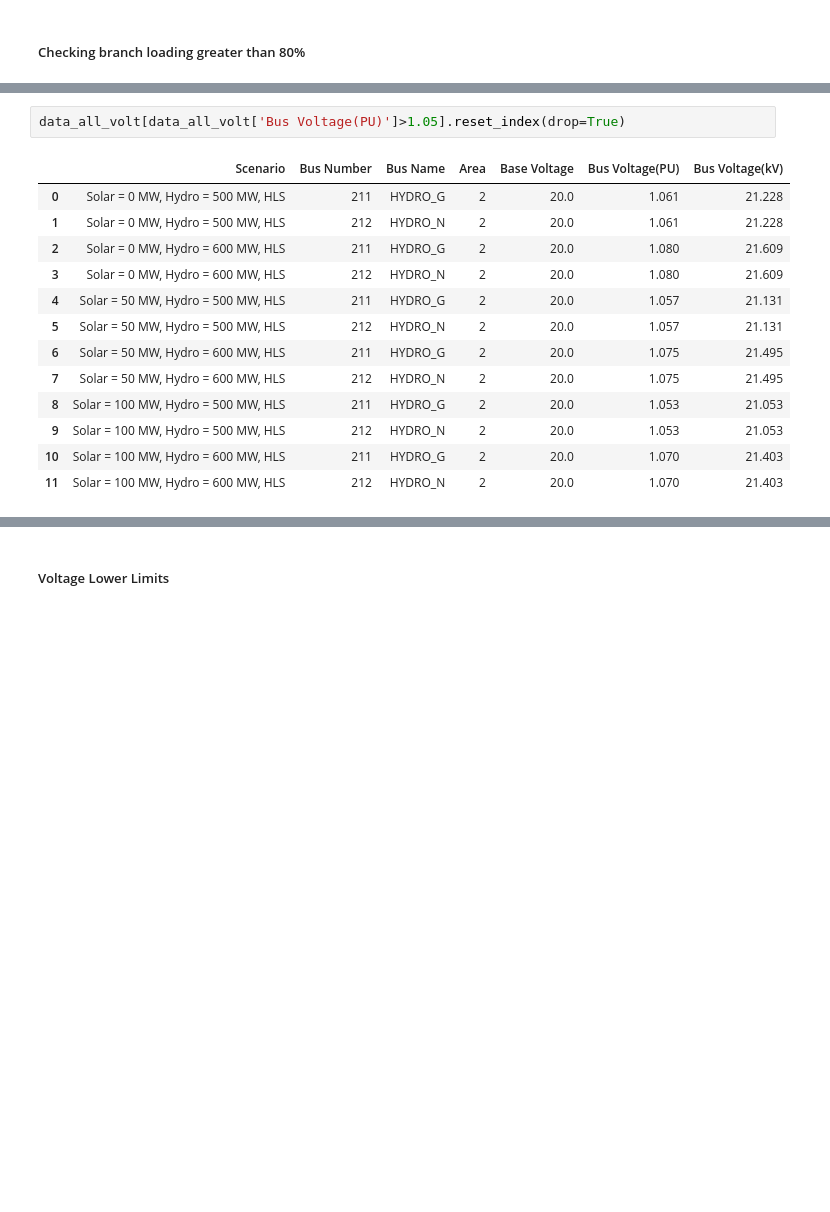
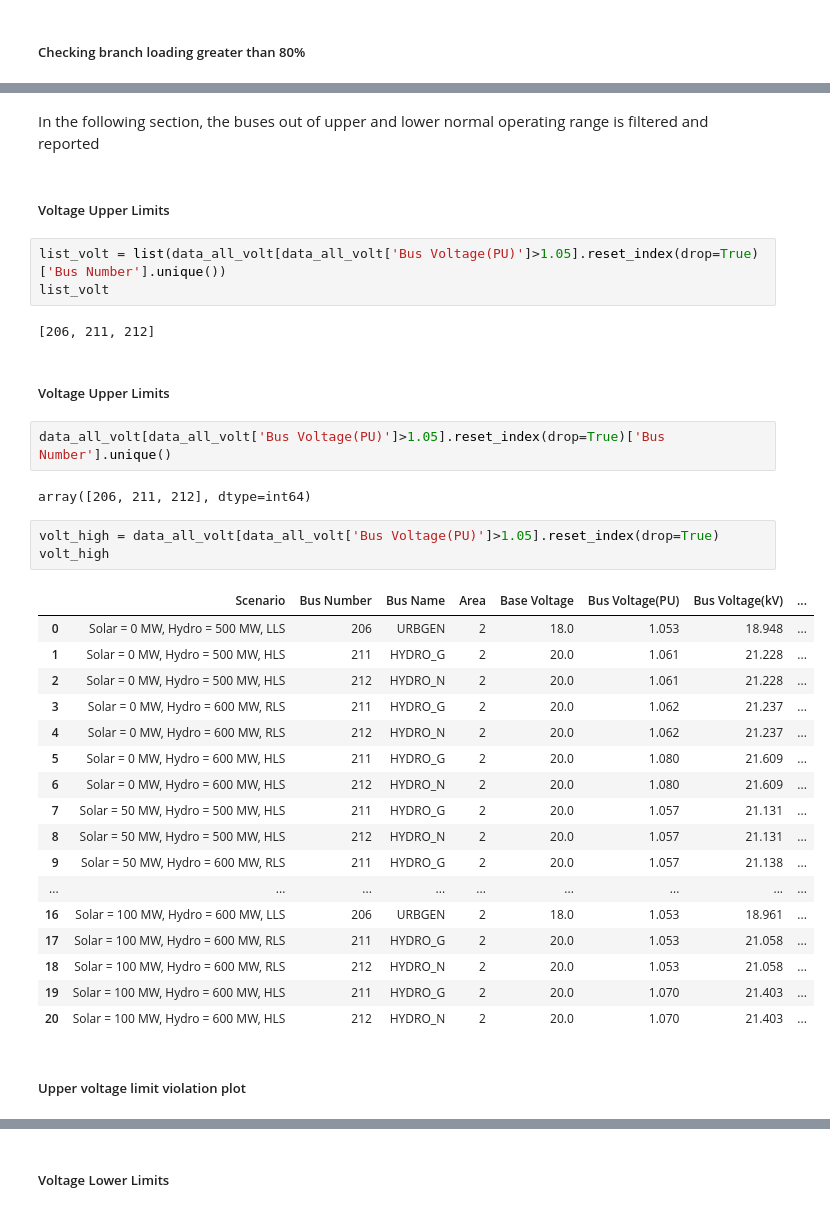
Before and after one commit to jessla89/PSSE-Data-Extraction, a Jupyter notebook: limit_checking_Topology_3.ipynb, the cells around one changed output, grey strips where cells are left out. Drawn from its saved outputs; the diff is of its cells as text; blank space fills up the shorter version.

```diff
--- a/limit_checking_Topology_3.ipynb
+++ b/limit_checking_Topology_3.ipynb
@@ -118,16 +241,38 @@ data_all_volt = data_all_volt[['Scenario','Bus Number', 'Bus Name', 'Area', 'Bas
+# %% [markdown]
+In the following section, the buses out of upper and lower normal operating range is filtered and reported
+# %% [markdown]
+##### Voltage Upper Limits
+# %%
+list_volt = list(data_all_volt[data_all_volt['Bus Voltage(PU)']>1.05].reset_index(drop=True)['Bus Number'].unique())
+list_volt
+# %% [output]
+[206, 211, 212]
+# %% [markdown]
+##### Voltage Upper Limits
 # %%
-data_all_volt[data_all_volt['Bus Voltage(PU)']>1.05].reset_index(drop=True)
+data_all_volt[data_all_volt['Bus Voltage(PU)']>1.05].reset_index(drop=True)['Bus Number'].unique()
 # %% [output]
-|  | Scenario | Bus Number | Bus Name | Area | Base Voltage | Bus Voltage(PU) | Bus Voltage(kV) |
-| 0 | Solar = 0 MW, Hydro = 500 MW, HLS | 211 | HYDRO_G | 2 | 20.0 | 1.061 | 21.228 |
-| 1 | Solar = 0 MW, Hydro = 500 MW, HLS | 212 | HYDRO_N | 2 | 20.0 | 1.061 | 21.228 |
-| 2 | Solar = 0 MW, Hydro = 600 MW, HLS | 211 | HYDRO_G | 2 | 20.0 | 1.080 | 21.609 |
-| 3 | Solar = 0 MW, Hydro = 600 MW, HLS | 212 | HYDRO_N | 2 | 20.0 | 1.080 | 21.609 |
-| 4 | Solar = 50 MW, Hydro = 500 MW, HLS | 211 | HYDRO_G | 2 | 20.0 | 1.057 | 21.131 |
-| 5 | Solar = 50 MW, Hydro = 500 MW, HLS | 212 | HYDRO_N | 2 | 20.0 | 1.057 | 21.131 |
-| 6 | Solar = 50 MW, Hydro = 600 MW, HLS | 211 | HYDRO_G | 2 | 20.0 | 1.075 | 21.495 |
-| 7 | Solar = 50 MW, Hydro = 600 MW, HLS | 212 | HYDRO_N | 2 | 20.0 | 1.075 | 21.495 |
-| 8 | Solar = 100 MW, Hydro = 500 MW, HLS | 211 | HYDRO_G | 2 | 20.0 | 1.053 | 21.053 |
-| 9 | Solar = 100 MW, Hydro = 500 MW, HLS | 212 | HYDRO_N | 2 | 20.0 | 1.053 | 21.053 |
-| 10 | Solar = 100 MW, Hydro = 600 MW, HLS | 211 | HYDRO_G | 2 | 20.0 | 1.070 | 21.403 |
-| 11 | Solar = 100 MW, Hydro = 600 MW, HLS | 212 | HYDRO_N | 2 | 20.0 | 1.070 | 21.403 |
+array([206, 211, 212], dtype=int64)
+# %%
+volt_high = data_all_volt[data_all_volt['Bus Voltage(PU)']>1.05].reset_index(drop=True)
+volt_high
+# %% [output]
+|  | Scenario | Bus Number | Bus Name | Area | Base Voltage | Bus Voltage(PU) | Bus Voltage(kV) | ... |
+| 0 | Solar = 0 MW, Hydro = 500 MW, LLS | 206 | URBGEN | 2 | 18.0 | 1.053 | 18.948 | ... |
+| 1 | Solar = 0 MW, Hydro = 500 MW, HLS | 211 | HYDRO_G | 2 | 20.0 | 1.061 | 21.228 | ... |
+| 2 | Solar = 0 MW, Hydro = 500 MW, HLS | 212 | HYDRO_N | 2 | 20.0 | 1.061 | 21.228 | ... |
+| 3 | Solar = 0 MW, Hydro = 600 MW, RLS | 211 | HYDRO_G | 2 | 20.0 | 1.062 | 21.237 | ... |
+| 4 | Solar = 0 MW, Hydro = 600 MW, RLS | 212 | HYDRO_N | 2 | 20.0 | 1.062 | 21.237 | ... |
+| 5 | Solar = 0 MW, Hydro = 600 MW, HLS | 211 | HYDRO_G | 2 | 20.0 | 1.080 | 21.609 | ... |
+| 6 | Solar = 0 MW, Hydro = 600 MW, HLS | 212 | HYDRO_N | 2 | 20.0 | 1.080 | 21.609 | ... |
+| 7 | Solar = 50 MW, Hydro = 500 MW, HLS | 211 | HYDRO_G | 2 | 20.0 | 1.057 | 21.131 | ... |
+| 8 | Solar = 50 MW, Hydro = 500 MW, HLS | 212 | HYDRO_N | 2 | 20.0 | 1.057 | 21.131 | ... |
+| 9 | Solar = 50 MW, Hydro = 600 MW, RLS | 211 | HYDRO_G | 2 | 20.0 | 1.057 | 21.138 | ... |
+| ... | ... | ... | ... | ... | ... | ... | ... | ... |
+| 16 | Solar = 100 MW, Hydro = 600 MW, LLS | 206 | URBGEN | 2 | 18.0 | 1.053 | 18.961 | ... |
+| 17 | Solar = 100 MW, Hydro = 600 MW, RLS | 211 | HYDRO_G | 2 | 20.0 | 1.053 | 21.058 | ... |
+| 18 | Solar = 100 MW, Hydro = 600 MW, RLS | 212 | HYDRO_N | 2 | 20.0 | 1.053 | 21.058 | ... |
+| 19 | Solar = 100 MW, Hydro = 600 MW, HLS | 211 | HYDRO_G | 2 | 20.0 | 1.070 | 21.403 | ... |
+| 20 | Solar = 100 MW, Hydro = 600 MW, HLS | 212 | HYDRO_N | 2 | 20.0 | 1.070 | 21.403 | ... |
+# %% [markdown]
+##### Upper voltage limit violation plot
```
Also changed, not shown: parts of 42 cells of this notebook.
